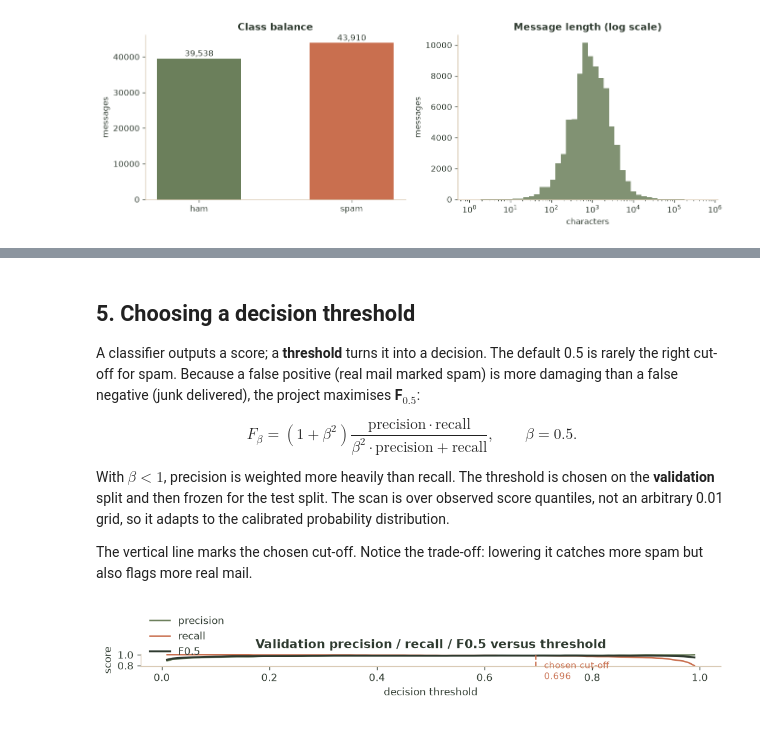
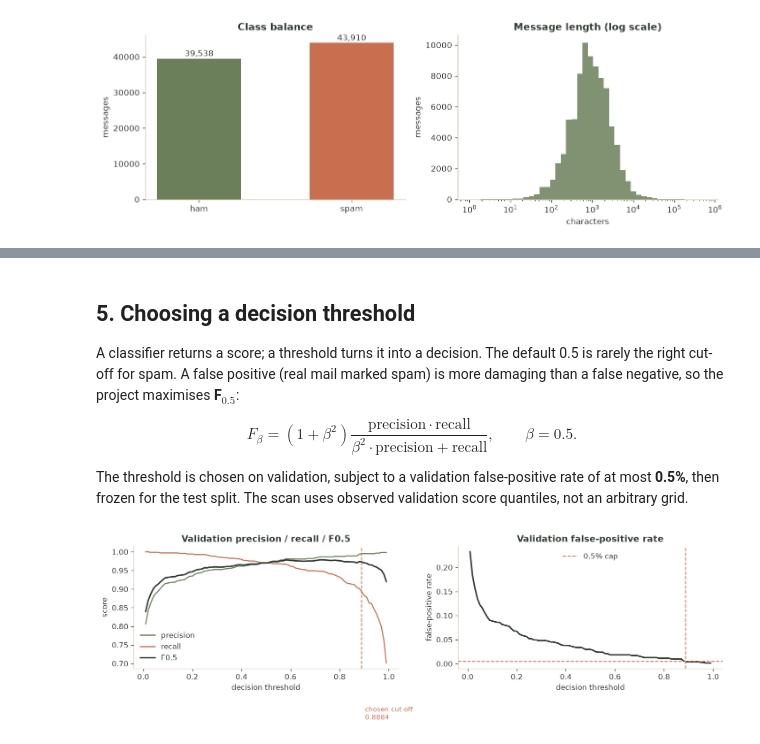
Before and after one commit to Soroush-Eghdami/Spam-classifire, a Jupyter notebook: ml/notebooks/spam_classifier.ipynb, the cells around one changed output, grey strips where cells are left out. Cells and saved outputs as stored; diff of their text form; code cells hidden in the pictures.

Commit message:
feat(ml): ship 2.1.0 model with external evaluation

```diff
--- a/ml/notebooks/spam_classifier.ipynb
+++ b/ml/notebooks/spam_classifier.ipynb
@@ -390,7 +402,7 @@ decision threshold is tuned separately afterwards.
 # %%
 candidates = {
-    "Logistic regression (C=2)": LogisticRegression(
-        C=2.0, solver="liblinear", max_iter=2000, random_state=RANDOM_STATE
+    "Logistic regression (C=0.25)": LogisticRegression(
+        C=0.25, solver="liblinear", max_iter=2000, random_state=RANDOM_STATE
     ),
     "Calibrated Linear SVC (C=0.5)": CalibratedClassifierCV(
         estimator=LinearSVC(C=0.5, dual="auto", random_state=RANDOM_STATE),
@@ -411,7 +423,9 @@ for name, estimator in candidates.items():
     fit_seconds = time.perf_counter() - started
 
     scores = predict_scores(estimator, X_val)
-    threshold = choose_threshold(split.y_val, scores, beta=0.5)
+    threshold = choose_threshold(
+        split.y_val, scores, beta=0.5, max_fpr=MAX_VALIDATION_FPR
+    )
     metrics = binary_metrics(split.y_val, scores, threshold)
 
     fitted[name] = estimator
@@ -427,16 +441,21 @@ for name, estimator in candidates.items():
             "f0_5": metrics["f0_5"],
             "pr_auc": metrics["average_precision"],
             "roc_auc": metrics["roc_auc"],
+            "false_positive_rate": metrics["false_positive_rate"],
             "fit_s": round(fit_seconds, 2),
         }
     )
 
 comparison = pd.DataFrame(rows).sort_values("pr_auc", ascending=False).reset_index(drop=True)
-best_name = comparison.loc[0, "model"]
+best_pr = comparison.loc[0, "pr_auc"]
+tied = comparison[comparison["pr_auc"] >= best_pr - SELECTION_TOLERANCE]
+preferred = "Logistic regression (C=0.25)"
+best_name = preferred if preferred in set(tied["model"]) else tied.iloc[0]["model"]
 best_clf = fitted[best_name]
 best_threshold = thresholds[best_name]
 best_val_scores = val_scores[best_name]
 
 display(comparison.round(4))
-print(f"Selected on PR-AUC: {best_name} at threshold {best_threshold:.3f}")
+print(f"Best PR-AUC: {best_name}")
+print(f"Selected model: {best_name} at threshold {best_threshold:.4f}")
 # %% [output]
@@ -448,54 +468,63 @@ Selected on PR-AUC: Calibrated Linear SVC (C=0.5) at threshold 0.696
 # %% [markdown]
 ## 5. Choosing a decision threshold
 
-A classifier outputs a score; a **threshold** turns it into a decision. The
-default 0.5 is rarely the right cut-off for spam. Because a false positive
-(real mail marked spam) is more damaging than a false negative (junk delivered),
-the project maximises **F$_{0.5}$**:
+A classifier returns a score; a threshold turns it into a decision. The default
+0.5 is rarely the right cut-off for spam. A false positive (real mail marked
+spam) is more damaging than a false negative, so the project maximises
+**F$_{0.5}$**:
 
 $$
 F_\beta = (1+\beta^2)\frac{\mathrm{precision}\cdot\mathrm{recall}}{\beta^2\cdot\mathrm{precision}+\mathrm{recall}},
 \qquad \beta = 0.5.
 $$
 
-With $\beta<1$, precision is weighted more heavily than recall. The threshold is
-chosen on the **validation** split and then frozen for the test split. The scan
-is over observed score quantiles, not an arbitrary 0.01 grid, so it adapts to
-the calibrated probability distribution.
-
-The vertical line marks the chosen cut-off. Notice the trade-off: lowering it
-catches more spam but also flags more real mail.
+The threshold is chosen on validation, subject to a validation false-positive
+rate of at most **0.5%**, then frozen for the test split. The scan uses observed
+validation score quantiles, not an arbitrary grid.
 # %%
 from sklearn.metrics import fbeta_score, precision_score, recall_score
 
 grid = np.linspace(0.01, 0.99, 99)
 curve = []
+y_val = split.y_val.to_numpy()
 for threshold in grid:
     decisions = (best_val_scores >= threshold).astype(int)
+    false_positive_rate = ((decisions == 1) & (y_val == 0)).sum() / max((y_val == 0).sum(), 1)
     curve.append(
         (
             threshold,
             precision_score(split.y_val, decisions, zero_division=0),
             recall_score(split.y_val, decisions, zero_division=0),
             fbeta_score(split.y_val, decisions, beta=0.5, zero_division=0),
+            false_positive_rate,
         )
     )
-curve = pd.DataFrame(curve, columns=["threshold", "precision", "recall", "f0_5"])
+curve = pd.DataFrame(
+    curve, columns=["threshold", "precision", "recall", "f0_5", "false_positive_rate"]
+)
 
-fig, ax = plt.subplots(figsize=(9, 4.2))
-ax.plot(curve["threshold"], curve["precision"], color=HAM, label="precision")
-ax.plot(curve["threshold"], curve["recall"], color=SPAM, label="recall")
-ax.plot(curve["threshold"], curve["f0_5"], color=INK, linewidth=2, label="F0.5")
-ax.axvline(best_threshold, color=SPAM, linestyle="--", linewidth=1.2)
-ax.text(best_threshold + 0.015, 0.55, f"chosen cut-off\n{best_threshold:.3f}", fontsize=9, color=SPAM)
-ax.set_xlabel("decision threshold")
-ax.set_ylabel("score")
-ax.set_title("Validation precision / recall / F0.5 versus threshold")
-ax.legend(frameon=False, loc="lower left")
+fig, axes = plt.subplots(1, 2, figsize=(12, 4.2))
+axes[0].plot(curve["threshold"], curve["precision"], color=HAM, label="precision")
+axes[0].plot(curve["threshold"], curve["recall"], color=SPAM, label="recall")
+axes[0].plot(curve["threshold"], curve["f0_5"], color=INK, linewidth=2, label="F0.5")
+axes[0].axvline(best_threshold, color=SPAM, linestyle="--", linewidth=1.2)
+axes[0].text(best_threshold + 0.015, 0.55, f"chosen cut-off\n{best_threshold:.4f}", fontsize=9, color=SPAM)
+axes[0].set_xlabel("decision threshold")
+axes[0].set_ylabel("score")
+axes[0].set_title("Validation precision / recall / F0.5")
+axes[0].legend(frameon=False, loc="lower left")
+
+axes[1].plot(curve["threshold"], curve["false_positive_rate"], color=INK, linewidth=2)
+axes[1].axhline(MAX_VALIDATION_FPR, color=SPAM, linestyle="--", linewidth=1.2, label="0.5% cap")
+axes[1].axvline(best_threshold, color=SPAM, linestyle="--", linewidth=1.2)
+axes[1].set_xlabel("decision threshold")
+axes[1].set_ylabel("false-positive rate")
+axes[1].set_title("Validation false-positive rate")
+axes[1].legend(frameon=False)
 plt.tight_layout()
 plt.show()
 # %% [output]
-[figure, old version]
+[figure, new version]
 # %% [markdown]
 ## 6. Final test evaluation
 
```
Also changed, not shown: parts of 28 cells of this notebook, 11 other files.
